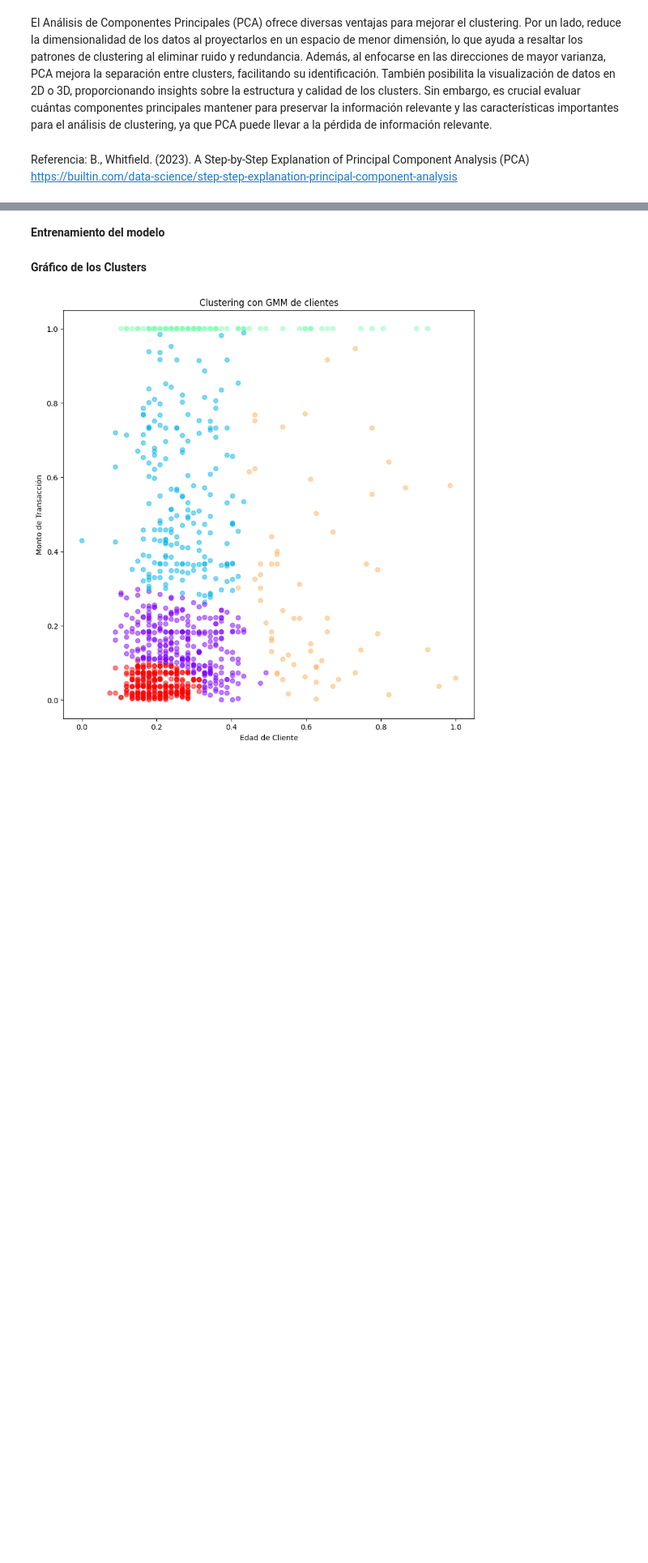
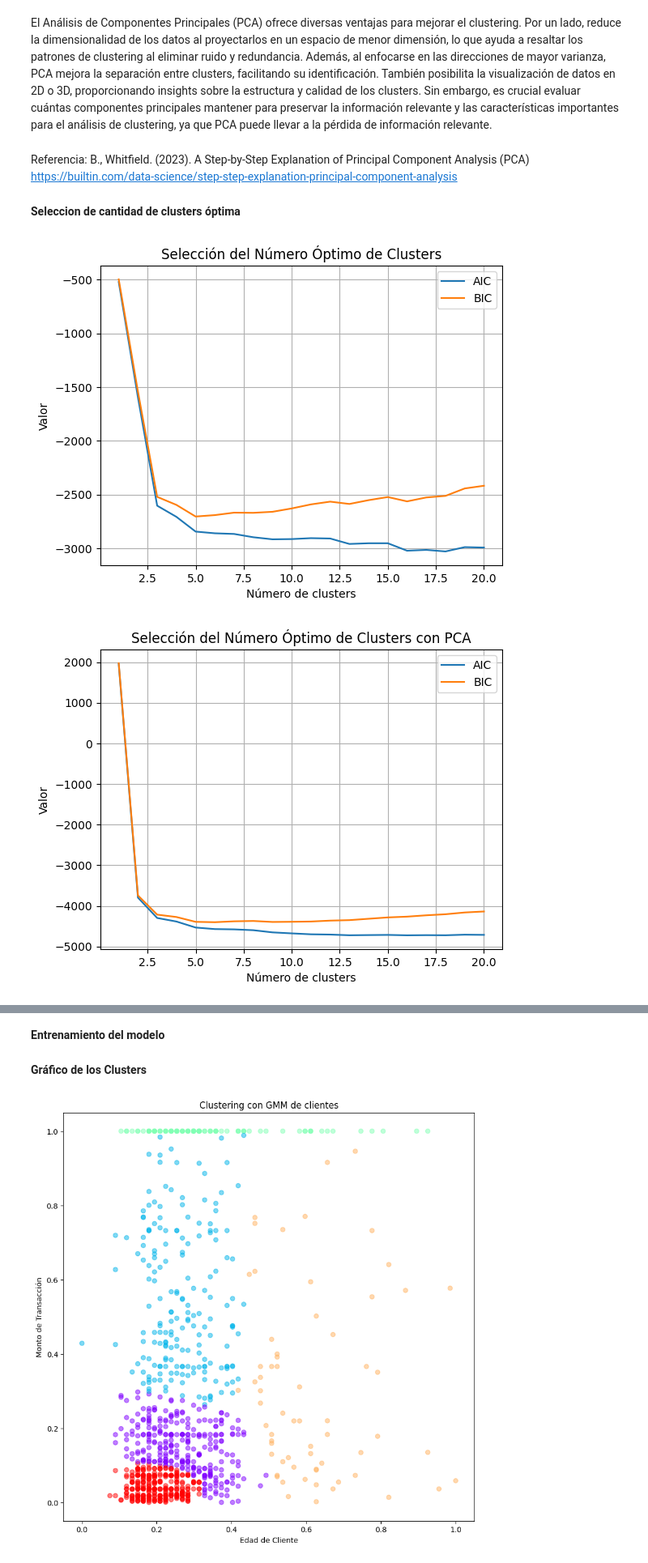
Before and after one commit to mariaRam2003/Laboratorio4_IA, a Jupyter notebook: Task 2.2 - GMM.ipynb, the cells around one changed output, grey strips where cells are left out. Shown: that part at 81% size. Drawn from its saved outputs; the diff is of its cells as text; code cells hidden in the pictures; blank space fills up the shorter version.

```diff
--- a/Task 2.2 - GMM.ipynb
+++ b/Task 2.2 - GMM.ipynb
@@ -448,3 +414,62 @@ Referencias:
 El Análisis de Componentes Principales (PCA) ofrece diversas ventajas para mejorar el clustering. Por un lado, reduce la dimensionalidad de los datos al proyectarlos en un espacio de menor dimensión, lo que ayuda a resaltar los patrones de clustering al eliminar ruido y redundancia. Además, al enfocarse en las direcciones de mayor varianza, PCA mejora la separación entre clusters, facilitando su identificación. También posibilita la visualización de datos en 2D o 3D, proporcionando insights sobre la estructura y calidad de los clusters. Sin embargo, es crucial evaluar cuántas componentes principales mantener para preservar la información relevante y las características importantes para el análisis de clustering, ya que PCA puede llevar a la pérdida de información relevante.
 # %% [markdown]
 Referencia: B., Whitfield. (2023). A Step-by-Step Explanation of Principal Component Analysis (PCA) https://builtin.com/data-science/step-step-explanation-principal-component-analysis
+# %%
+from sklearn.decomposition import PCA
+
+# Definir el objeto PCA y el número de componentes principales
+pca = PCA(n_components=2)
+
+# Ajustar y transformar los datos con PCA
+data_pca = pca.fit_transform(features)
+
+# Crear una copia del data frame
+features_pca = features.copy()
+# %% [markdown]
+**Seleccion de cantidad de clusters óptima**
+# %%
+from sklearn.mixture import GaussianMixture
+
+# --------------------------- Sin PCA ---------------------------
+n_components = np.arange(1, 21)  # Cantidad de clusters a evaluar con los datos
+
+# Generar los modelos
+models = [GaussianMixture(n, covariance_type='full', random_state=0).fit(data) for n in n_components]
+
+# Obtener los valores AIC y BIC
+aic = [m.aic(data) for m in models]
+bic = [m.bic(data) for m in models]
+
+# Graficar AIC y BIC
+plt.plot(n_components, aic, label='AIC')
+plt.plot(n_components, bic, label='BIC')
+plt.legend()
+plt.xlabel('Número de clusters')
+plt.ylabel('Valor')
+plt.title('Selección del Número Óptimo de Clusters')
+plt.grid(True)
+plt.show()
+
+
+# --------------------------- Con PCA ---------------------------
+n_components = np.arange(1, 21)  # Cantidad de clusters a evaluar con los datos
+
+# Generar los modelos
+models = [GaussianMixture(n, covariance_type='full', random_state=0).fit(data_pca) for n in n_components]
+
+# Obtener los valores AIC y BIC
+aic = [m.aic(data_pca) for m in models]
+bic = [m.bic(data_pca) for m in models]
+
+# Graficar AIC y BIC
+plt.plot(n_components, aic, label='AIC')
+plt.plot(n_components, bic, label='BIC')
+plt.legend()
+plt.xlabel('Número de clusters')
+plt.ylabel('Valor')
+plt.title('Selección del Número Óptimo de Clusters con PCA')
+plt.grid(True)
+plt.show()
+# %% [output]
+[figure, added]
+[figure, added]
```
Also changed, not shown: parts of 17 cells of this notebook.
